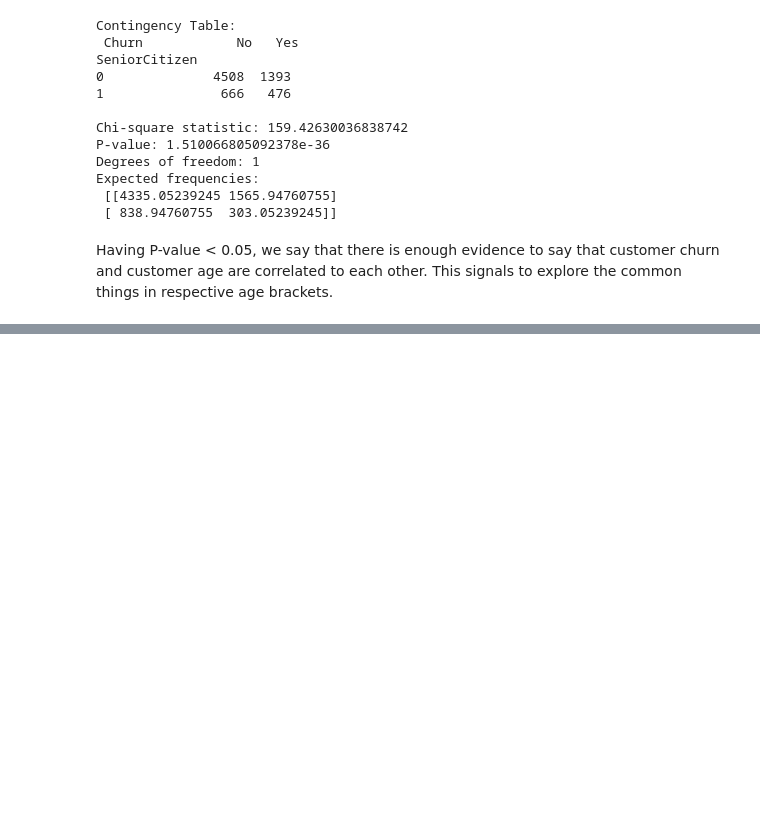
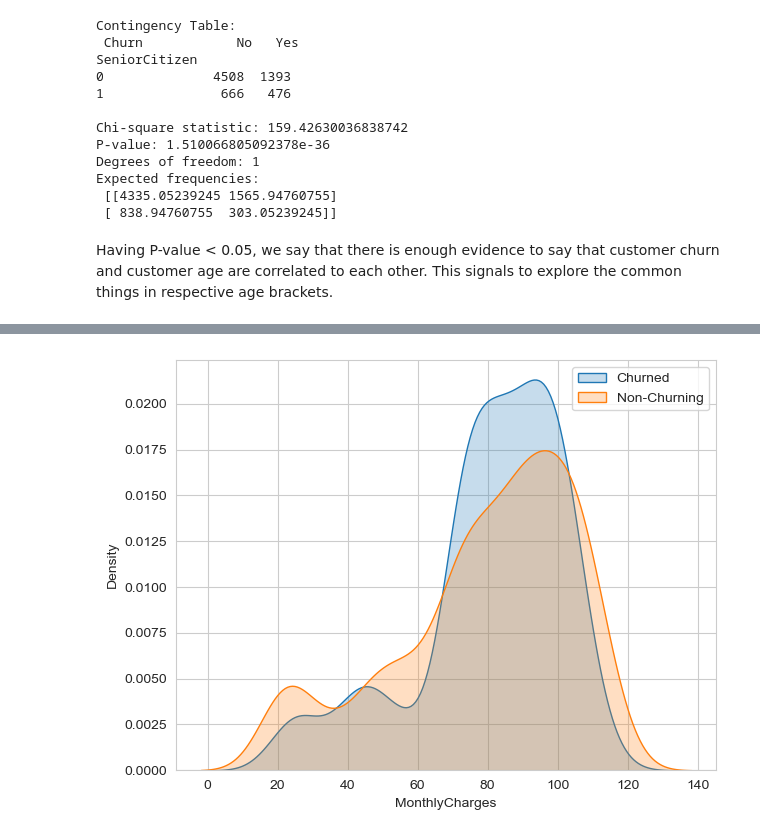
Before and after one commit to Rem-Josshua/customer_churn_analysis, a Jupyter notebook: customer_churn_analysis/analysis_final.ipynb, the cells around one changed output, grey strips where cells are left out. Cells and saved outputs as stored; diff of their text form; code cells hidden in the pictures; blank space fills up the shorter version.

```diff
--- a/customer_churn_analysis/analysis_final.ipynb
+++ b/customer_churn_analysis/analysis_final.ipynb
@@ -142,0 +205,10 @@ df_not_sc = df.query('SeniorCitizen == 0').copy()
+# %%
+sns.kdeplot(data=df_churned_sc, x='MonthlyCharges',
+            fill=True, label='Churned')
+sns.kdeplot(data=df_nonchurned_sc, x='MonthlyCharges',
+            fill=True, label='Non-Churning')
+plt.legend()
+plt.tight_layout()
+plt.show()
+# %% [output]
+[figure, added]
```
Also changed, not shown: parts of 4 cells of this notebook.
